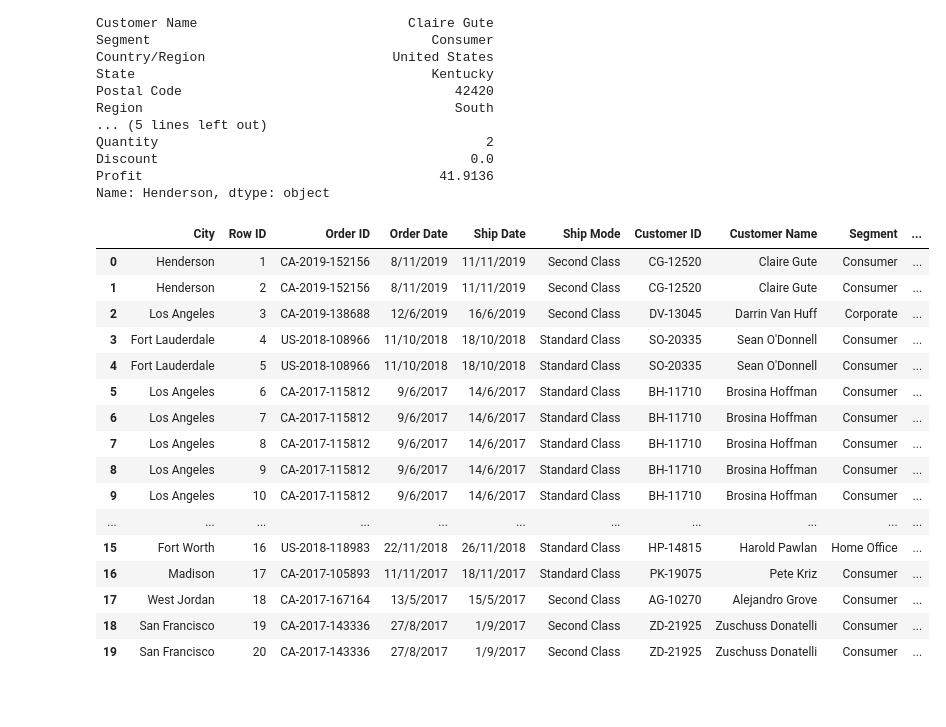
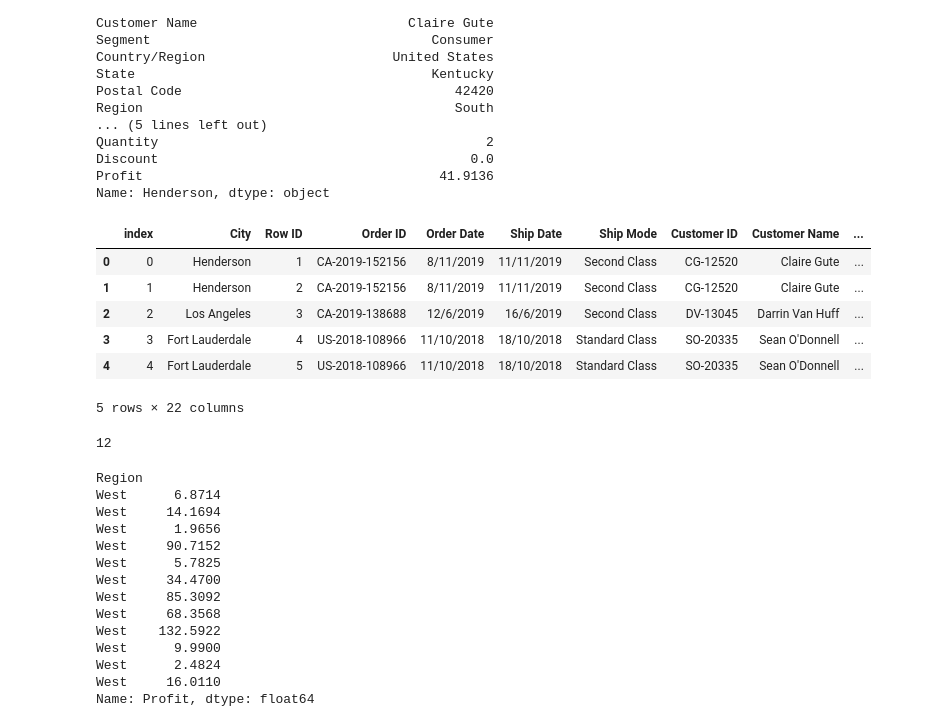
Before and after one commit to ThanawatKMUTNB/DataViz, a Jupyter notebook: testCSV.ipynb, the cells around one changed output. Cells and saved outputs as stored; diff of their text form; code cells hidden in the pictures; blank space fills up the shorter version.

```diff
--- a/testCSV.ipynb
+++ b/testCSV.ipynb
@@ -236,22 +212,40 @@ Profit                                      41.9136
 Name: Henderson, dtype: object
 # %%
 df.reset_index(inplace=True) #set index to number
-df
+df.head()
 # %% [output]
-|  | City | Row ID | Order ID | Order Date | Ship Date | Ship Mode | Customer ID | Customer Name | Segment | ... |
-| 0 | Henderson | 1 | CA-2019-152156 | 8/11/2019 | 11/11/2019 | Second Class | CG-12520 | Claire Gute | Consumer | ... |
-| 1 | Henderson | 2 | CA-2019-152156 | 8/11/2019 | 11/11/2019 | Second Class | CG-12520 | Claire Gute | Consumer | ... |
-| 2 | Los Angeles | 3 | CA-2019-138688 | 12/6/2019 | 16/6/2019 | Second Class | DV-13045 | Darrin Van Huff | Corporate | ... |
-| 3 | Fort Lauderdale | 4 | US-2018-108966 | 11/10/2018 | 18/10/2018 | Standard Class | SO-20335 | Sean O'Donnell | Consumer | ... |
-| 4 | Fort Lauderdale | 5 | US-2018-108966 | 11/10/2018 | 18/10/2018 | Standard Class | SO-20335 | Sean O'Donnell | Consumer | ... |
-| 5 | Los Angeles | 6 | CA-2017-115812 | 9/6/2017 | 14/6/2017 | Standard Class | BH-11710 | Brosina Hoffman | Consumer | ... |
-| 6 | Los Angeles | 7 | CA-2017-115812 | 9/6/2017 | 14/6/2017 | Standard Class | BH-11710 | Brosina Hoffman | Consumer | ... |
-| 7 | Los Angeles | 8 | CA-2017-115812 | 9/6/2017 | 14/6/2017 | Standard Class | BH-11710 | Brosina Hoffman | Consumer | ... |
-| 8 | Los Angeles | 9 | CA-2017-115812 | 9/6/2017 | 14/6/2017 | Standard Class | BH-11710 | Brosina Hoffman | Consumer | ... |
-| 9 | Los Angeles | 10 | CA-2017-115812 | 9/6/2017 | 14/6/2017 | Standard Class | BH-11710 | Brosina Hoffman | Consumer | ... |
-| ... | ... | ... | ... | ... | ... | ... | ... | ... | ... | ... |
-| 15 | Fort Worth | 16 | US-2018-118983 | 22/11/2018 | 26/11/2018 | Standard Class | HP-14815 | Harold Pawlan | Home Office | ... |
-| 16 | Madison | 17 | CA-2017-105893 | 11/11/2017 | 18/11/2017 | Standard Class | PK-19075 | Pete Kriz | Consumer | ... |
-| 17 | West Jordan | 18 | CA-2017-167164 | 13/5/2017 | 15/5/2017 | Second Class | AG-10270 | Alejandro Grove | Consumer | ... |
-| 18 | San Francisco | 19 | CA-2017-143336 | 27/8/2017 | 1/9/2017 | Second Class | ZD-21925 | Zuschuss Donatelli | Consumer | ... |
-| 19 | San Francisco | 20 | CA-2017-143336 | 27/8/2017 | 1/9/2017 | Second Class | ZD-21925 | Zuschuss Donatelli | Consumer | ... |
+|  | index | City | Row ID | Order ID | Order Date | Ship Date | Ship Mode | Customer ID | Customer Name | ... |
+| 0 | 0 | Henderson | 1 | CA-2019-152156 | 8/11/2019 | 11/11/2019 | Second Class | CG-12520 | Claire Gute | ... |
+| 1 | 1 | Henderson | 2 | CA-2019-152156 | 8/11/2019 | 11/11/2019 | Second Class | CG-12520 | Claire Gute | ... |
+| 2 | 2 | Los Angeles | 3 | CA-2019-138688 | 12/6/2019 | 16/6/2019 | Second Class | DV-13045 | Darrin Van Huff | ... |
+| 3 | 3 | Fort Lauderdale | 4 | US-2018-108966 | 11/10/2018 | 18/10/2018 | Standard Class | SO-20335 | Sean O'Donnell | ... |
+| 4 | 4 | Fort Lauderdale | 5 | US-2018-108966 | 11/10/2018 | 18/10/2018 | Standard Class | SO-20335 | Sean O'Donnell | ... |
+5 rows × 22 columns
+# %%
+data = pd.read_csv('SS_20lines.csv', encoding='windows-1252')
+tmp = []
+for i in data['Region'].values:
+    if i not in tmp:
+        tmp.append(i)
+
+print(data['Region'].value_counts()['West'])
+data.set_index('Region',inplace=True)
+
+#data.loc['Los Angeles','Profit']
+data.loc['West','Profit']
+# %% [output]
+12
+Region
+West      6.8714
+West     14.1694
+West      1.9656
+West     90.7152
+West      5.7825
+West     34.4700
+West     85.3092
+West     68.3568
+West    132.5922
+West      9.9900
+West      2.4824
+West     16.0110
+Name: Profit, dtype: float64
```
Also changed, not shown: parts of 4 cells of this notebook, 4 other files.
